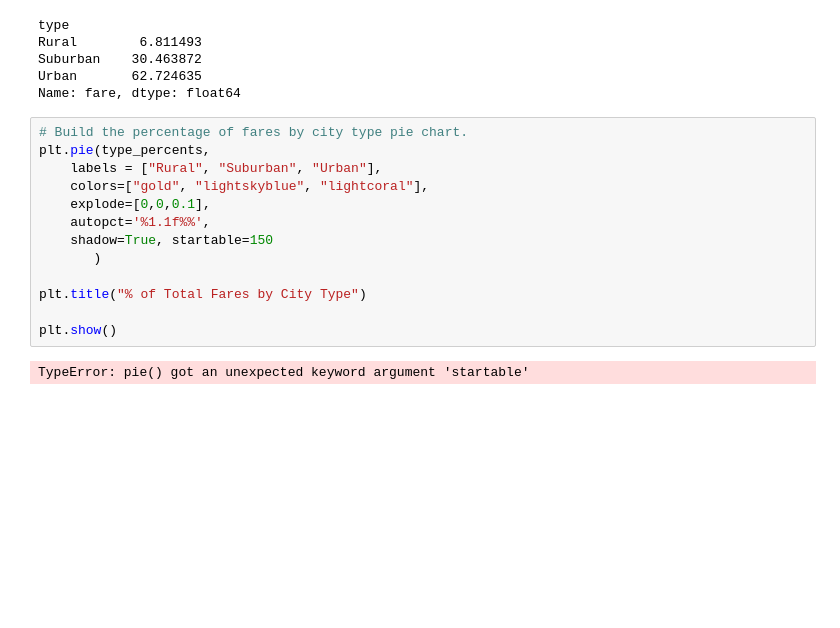
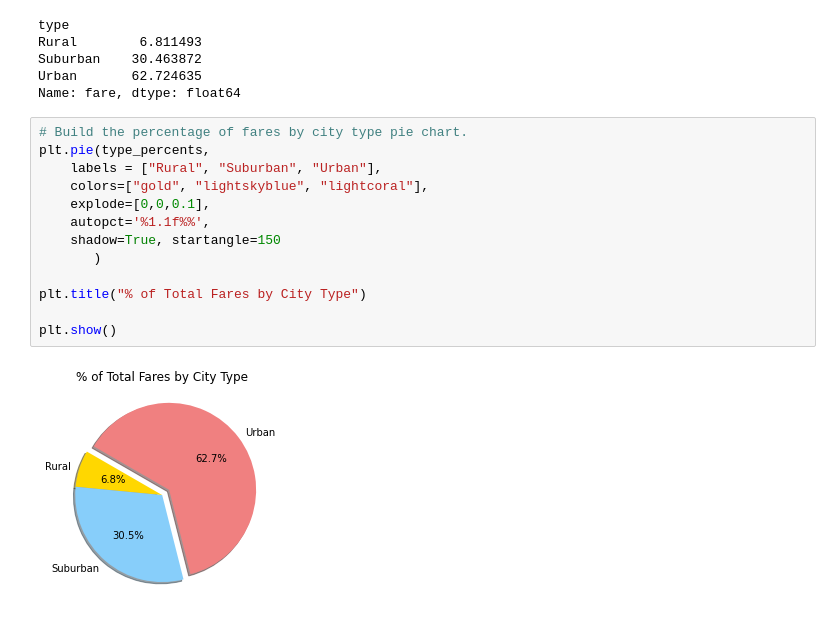
Before and after one commit to scaslo2/PyBer_Analysis, a Jupyter notebook: PyBer_ride_data.ipynb, the cells around one changed output. Saved outputs shown, nothing was run; the diff lists cells and outputs as text; blank space fills up the shorter version.

Commit message:
Upload Rides Pie Chart.

```diff
--- a/PyBer_ride_data.ipynb
+++ b/PyBer_ride_data.ipynb
@@ -689,15 +689,15 @@ Name: fare, dtype: float64
 # %%
 # Build the percentage of fares by city type pie chart.
 plt.pie(type_percents,
     labels = ["Rural", "Suburban", "Urban"],
     colors=["gold", "lightskyblue", "lightcoral"],
     explode=[0,0,0.1],
     autopct='%1.1f%%',
-    shadow=True, startable=150
+    shadow=True, startangle=150
        )
 
 plt.title("% of Total Fares by City Type")
 
 plt.show()
 # %% [output]
-TypeError: pie() got an unexpected keyword argument 'startable'
+[figure, added]
```
Also changed, not shown: parts of 1 cell of this notebook, 1 other file.
